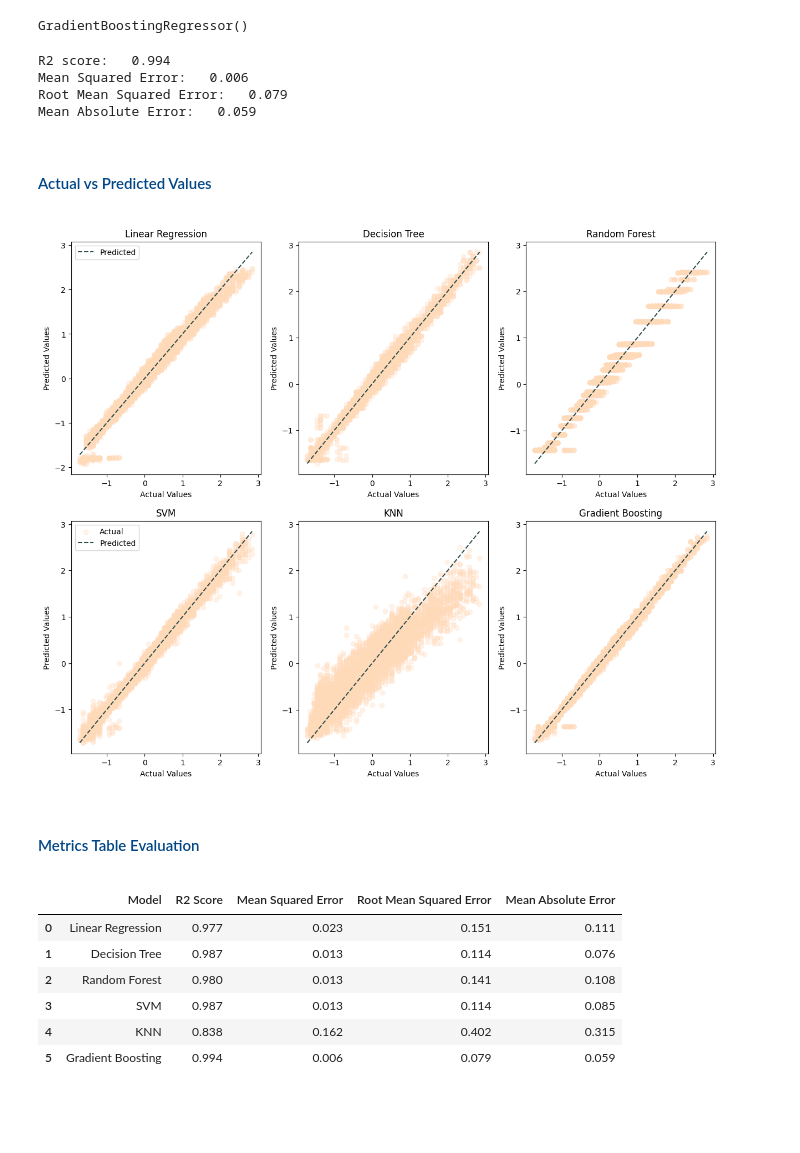
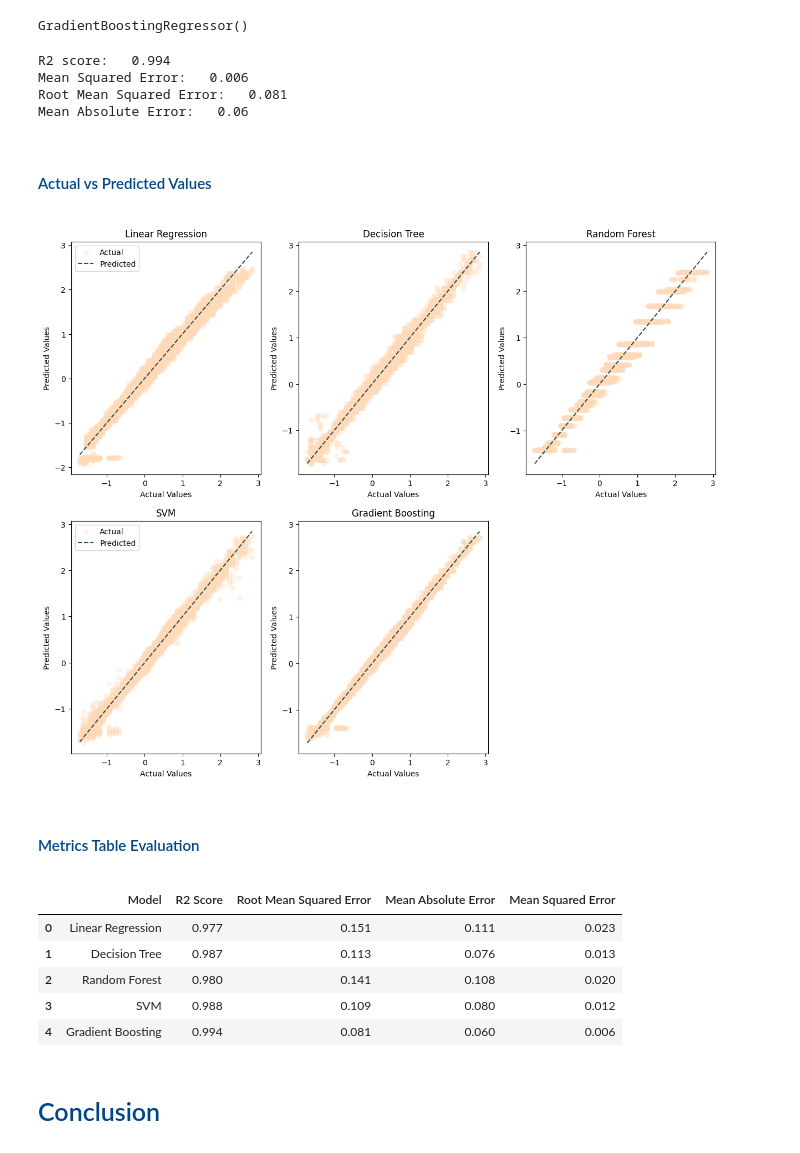
Before and after one commit to Devika-K-M-15/Supply_Chain_Management, a Jupyter notebook: Supply Chain Management.ipynb, the cells around one changed output. Saved outputs shown, nothing was run; the diff lists cells and outputs as text; code cells hidden in the pictures; blank space fills up the shorter version.

```diff
--- a/Supply Chain Management.ipynb
+++ b/Supply Chain Management.ipynb
@@ -1106,10 +1116,10 @@ dtype: float64
 # %%
 #Selecting Independent (Features) & Dependent(Target) variables
 
-X_train = df.drop(['product_wg_ton'], axis=1)
+X_train = df.drop(['product_wg_ton', 'WH_regional_zone', 'distributor_num', 'flood_impacted', 'num_refill_req_l3m'], axis=1)
 Y_train = df['product_wg_ton']
 
-X_test = df_test.drop(['product_wg_ton'], axis=1)
+X_test = df_test.drop(['product_wg_ton', 'WH_regional_zone', 'distributor_num', 'flood_impacted', 'num_refill_req_l3m'], axis=1)
 Y_test = df_test['product_wg_ton']
 # %%
 print("Shape of X_train:", X_train.shape)
@@ -1288,4 +1287,0 @@ KNNmodel = KNeighborsRegressor()
-# %%
-# Fit model to the training data
-
-KNNmodel.fit(X_train,Y_train)
@@ -1356,8 +1322,8 @@ print('Mean Absolute Error:  ', gb_mae)
 # %% [output]
 R2 score:   0.994
 Mean Squared Error:   0.006
-Root Mean Squared Error:   0.079
-Mean Absolute Error:   0.059
+Root Mean Squared Error:   0.081
+Mean Absolute Error:   0.06
 # %% [markdown]
 <h1 style= "font-family :Verdana; color :#004687 ; font-size: 15px"> Actual vs Predicted Values</h1>
 # %%
@@ -1367,14 +1333,14 @@ plt.figure(figsize=(15, 12))
 # linear regression
 
 ax1 = plt.subplot2grid((2, 3), (0, 0))
-plt.scatter(Y_test, LR_predicted, color='#ffdab9', alpha=0.3)
+plt.scatter(Y_test, LR_predicted, color='#ffdab9', alpha=0.3, label='Actual')
 plt.plot([min(Y_test), max(Y_test)], [min(Y_test), max(Y_test)], linestyle='--', color='#2f4f4f', label='Predicted')
 plt.title('Linear Regression')
 plt.xlabel('Actual Values')
 plt.ylabel('Predicted Values')
 plt.legend()
 
-#decision tree
+# decision tree
 
 ax1 = plt.subplot2grid((2, 3), (0, 1))
 plt.scatter(Y_test, DT_predicted, color='#ffdab9', alpha=0.3)
@@ -1385,59 +1351,51 @@ plt.ylabel('Predicted Values')
 
 # random forest
 
 ax1 = plt.subplot2grid((2, 3), (0, 2))
 plt.scatter(Y_test, RF_predicted, color='#ffdab9', alpha=0.3)
 plt.plot([min(Y_test), max(Y_test)], [min(Y_test), max(Y_test)], linestyle='--', color='#2f4f4f')
 plt.title('Random Forest')
 plt.xlabel('Actual Values')
 plt.ylabel('Predicted Values')
 
 # svm
 
 ax1 = plt.subplot2grid((2, 3), (1, 0))
 plt.scatter(Y_test, SV_predicted, color='#ffdab9', alpha=0.3, label='Actual')  # alpha controls point transparency for better visualization
 plt.plot([min(Y_test), max(Y_test)], [min(Y_test), max(Y_test)], linestyle='--', color='#2f4f4f', label='Predicted')
 plt.title('SVM')
 plt.xlabel('Actual Values')
 plt.ylabel('Predicted Values')
 plt.legend()
 
-# knn
+# gb
 
 ax1 = plt.subplot2grid((2, 3), (1, 1))
-plt.scatter(Y_test, KNN_predicted, color='#ffdab9', alpha=0.3)  # alpha controls point transparency for better visualization
-plt.plot([min(Y_test), max(Y_test)], [min(Y_test), max(Y_test)], linestyle='--', color='#2f4f4f')
-plt.title('KNN')
-plt.xlabel('Actual Values')
-plt.ylabel('Predicted Values')
-
-# gb
-
-ax1 = plt.subplot2grid((2, 3), (1, 2))
 plt.scatter(Y_test, GB_predicted, color='#ffdab9', alpha=0.3)  # alpha controls point transparency for better visualization
 plt.plot([min(Y_test), max(Y_test)], [min(Y_test), max(Y_test)], linestyle='--',color='#2f4f4f')
 plt.title('Gradient Boosting')
 plt.xlabel('Actual Values')
 plt.ylabel('Predicted Values')
 
 plt.show()
 # %% [output]
-[figure, old version]
+[figure, new version]
 # %% [markdown]
 <h1 style= "font-family :Verdana; color :#004687 ; font-size: 15px"> Metrics Table Evaluation</h1>
 # %%
-Metrics = pd.DataFrame({'Model':('Linear Regression', 'Decision Tree', 'Random Forest', 'SVM', 'KNN', 'Gradient Boosting'),
-                       'R2 Score': (lr_r2, dt_r2, rf_r2, sv_r2, knn_r2, gb_r2),
-                       'Mean Squared Error': (lr_mse, dt_mse, rf_mse, sv_mse, knn_mse, gb_mse),
-                       'Root Mean Squared Error': (lr_rmse, dt_rmse, rf_rmse, sv_rmse, knn_rmse, gb_rmse),
-                       'Mean Absolute Error': (lr_mae, dt_mae, rf_mae, sv_mae, knn_mae, gb_mae),
+Metrics = pd.DataFrame({'Model':('Linear Regression', 'Decision Tree', 'Random Forest', 'SVM', 'Gradient Boosting'),
+                       'R2 Score': (lr_r2, dt_r2, rf_r2, sv_r2, gb_r2),
+                       'Root Mean Squared Error': (lr_rmse, dt_rmse, rf_rmse, sv_rmse, gb_rmse),
+                       'Mean Absolute Error': (lr_mae, dt_mae, rf_mae, sv_mae, gb_mae),
+                        'Mean Squared Error': (lr_mse, dt_mse, rf_mse, sv_mse, gb_mse)
                       })
 Metrics
 # %% [output]
-|  | Model | R2 Score | Mean Squared Error | Root Mean Squared Error | Mean Absolute Error |
-| 0 | Linear Regression | 0.977 | 0.023 | 0.151 | 0.111 |
-| 1 | Decision Tree | 0.987 | 0.013 | 0.114 | 0.076 |
-| 2 | Random Forest | 0.980 | 0.013 | 0.141 | 0.108 |
-| 3 | SVM | 0.987 | 0.013 | 0.114 | 0.085 |
-| 4 | KNN | 0.838 | 0.162 | 0.402 | 0.315 |
-| 5 | Gradient Boosting | 0.994 | 0.006 | 0.079 | 0.059 |
+|  | Model | R2 Score | Root Mean Squared Error | Mean Absolute Error | Mean Squared Error |
+| 0 | Linear Regression | 0.977 | 0.151 | 0.111 | 0.023 |
+| 1 | Decision Tree | 0.987 | 0.113 | 0.076 | 0.013 |
+| 2 | Random Forest | 0.980 | 0.141 | 0.108 | 0.020 |
+| 3 | SVM | 0.988 | 0.109 | 0.080 | 0.012 |
+| 4 | Gradient Boosting | 0.994 | 0.081 | 0.060 | 0.006 |
+# %% [markdown]
+<h1 style= "font-family :Verdana; color :#004687 ; font-size: 25px"> Conclusion </h1>
```
Also changed, not shown: parts of 21 cells of this notebook.
